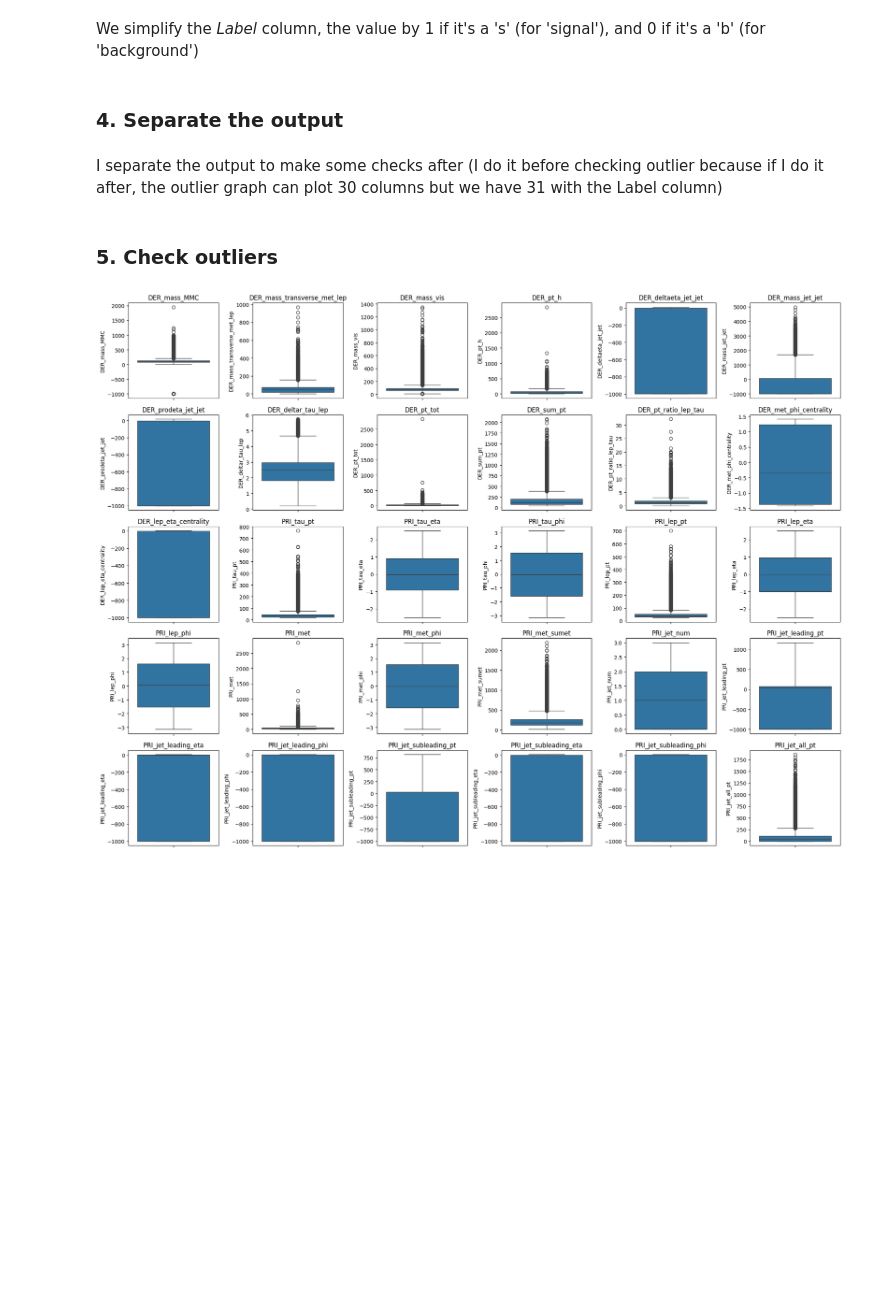
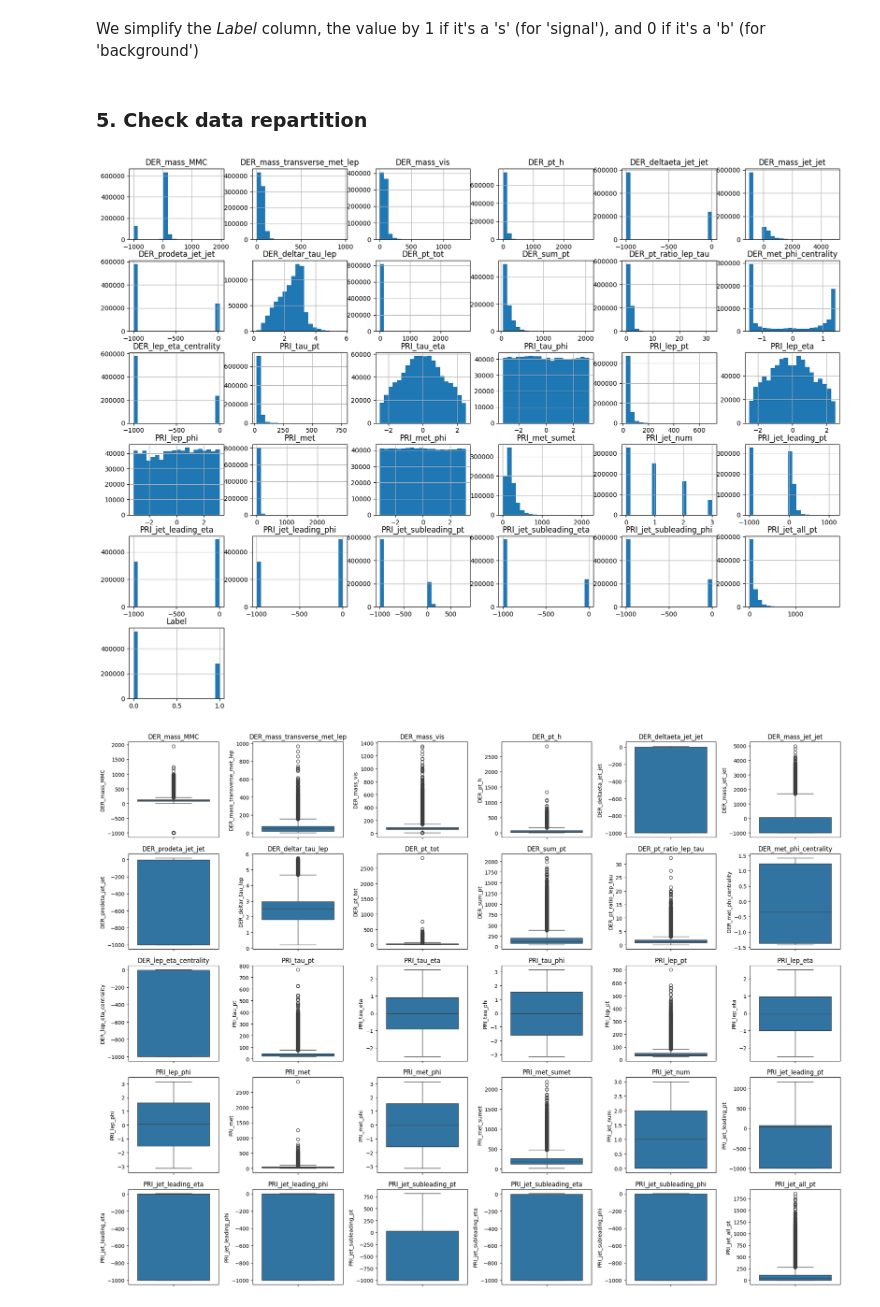
Before and after one commit to aurianemrcln/HomeworkML, a Jupyter notebook: Notebook, ML project - MARCELINO Auriane.ipynb, the cells around one changed output. Saved outputs shown, nothing was run; the diff lists cells and outputs as text; code cells hidden in the pictures; blank space fills up the shorter version.

```diff
--- a/Notebook, ML project - MARCELINO Auriane.ipynb
+++ b/Notebook, ML project - MARCELINO Auriane.ipynb
@@ -85,7 +67,3 @@ There is no null values in any column so we don't need to make any changes about
 We simplify the *Label* column, the value by 1 if it's a 's' (for 'signal'), and 0 if it's a 'b' (for 'background')
 # %%
 data['Label'] = data['Label'].apply(lambda x: 1 if x == 's' else 0)
-# %% [markdown]
-### 4. Separate the output
-# %% [markdown]
-I separate the output to make some checks after (I do it before checking outlier because if I do it after, the outlier graph can plot 30 columns but we have 31 with the Label column)
@@ -95,4 +70,9 @@ y = data['Label']
 # %% [markdown]
-### 5. Check outliers
+### 5. Check data repartition
+# %%
+data.hist(bins = 20, figsize = (20,15))
+plt.show()
+# %% [output]
+[figure, added]
 # %%
 plt.figure(figsize=(20,15))
```
Also changed, not shown: parts of 27 cells of this notebook.
